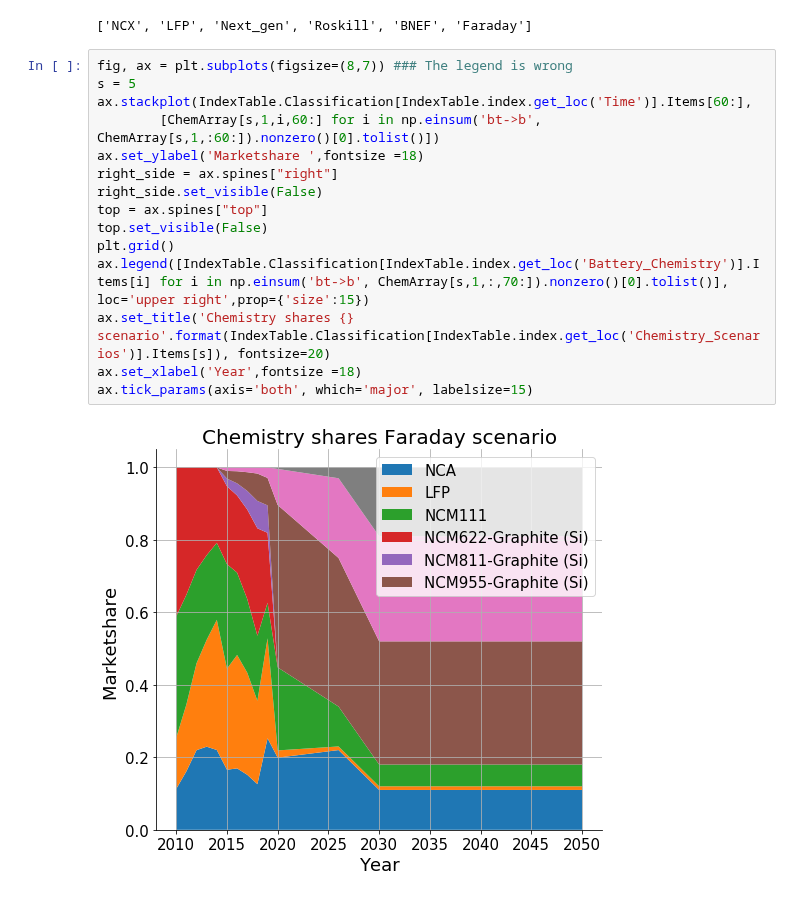
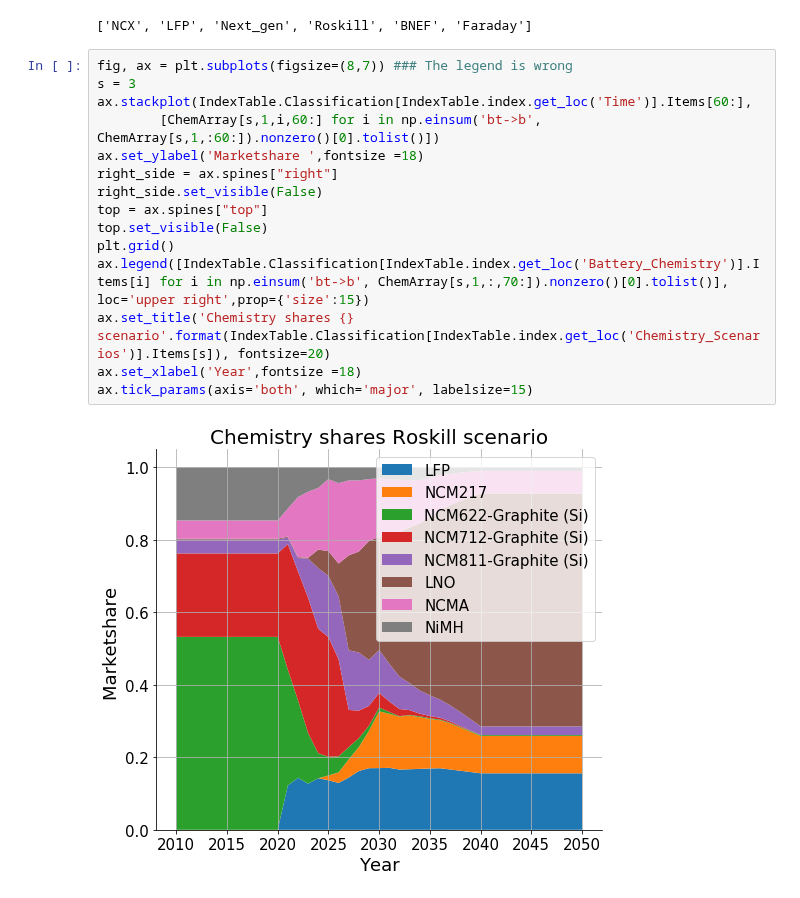
Before and after one commit to fernaag/V2G_in_EU, a Jupyter notebook: data/data_handling_scripts/batteryChemistry.ipynb, the cells around one changed output. Cells and saved outputs as stored; diff of their text form.

Commit message:
Added plots

```diff
--- a/data/data_handling_scripts/batteryChemistry.ipynb
+++ b/data/data_handling_scripts/batteryChemistry.ipynb
@@ -326,18 +326,18 @@ IndexTable.Classification[IndexTable.index.get_loc('Chemistry_Scenarios')].Items
 ['NCX', 'LFP', 'Next_gen', 'Roskill', 'BNEF', 'Faraday']
 # %%
 fig, ax = plt.subplots(figsize=(8,7)) ### The legend is wrong
-s = 5
+s = 3
 ax.stackplot(IndexTable.Classification[IndexTable.index.get_loc('Time')].Items[60:],
         [ChemArray[s,1,i,60:] for i in np.einsum('bt->b', ChemArray[s,1,:60:]).nonzero()[0].tolist()])
 ax.set_ylabel('Marketshare ',fontsize =18)
 right_side = ax.spines["right"]
 right_side.set_visible(False)
 top = ax.spines["top"]
 top.set_visible(False)
 plt.grid()
 ax.legend([IndexTable.Classification[IndexTable.index.get_loc('Battery_Chemistry')].Items[i] for i in np.einsum('bt->b', ChemArray[s,1,:,70:]).nonzero()[0].tolist()], loc='upper right',prop={'size':15})
 ax.set_title('Chemistry shares {} scenario'.format(IndexTable.Classification[IndexTable.index.get_loc('Chemistry_Scenarios')].Items[s]), fontsize=20)
 ax.set_xlabel('Year',fontsize =18)
 ax.tick_params(axis='both', which='major', labelsize=15)
 # %% [output]
-[figure, old version]
+[figure, new version]
```
Also changed, not shown: 14 other files.
